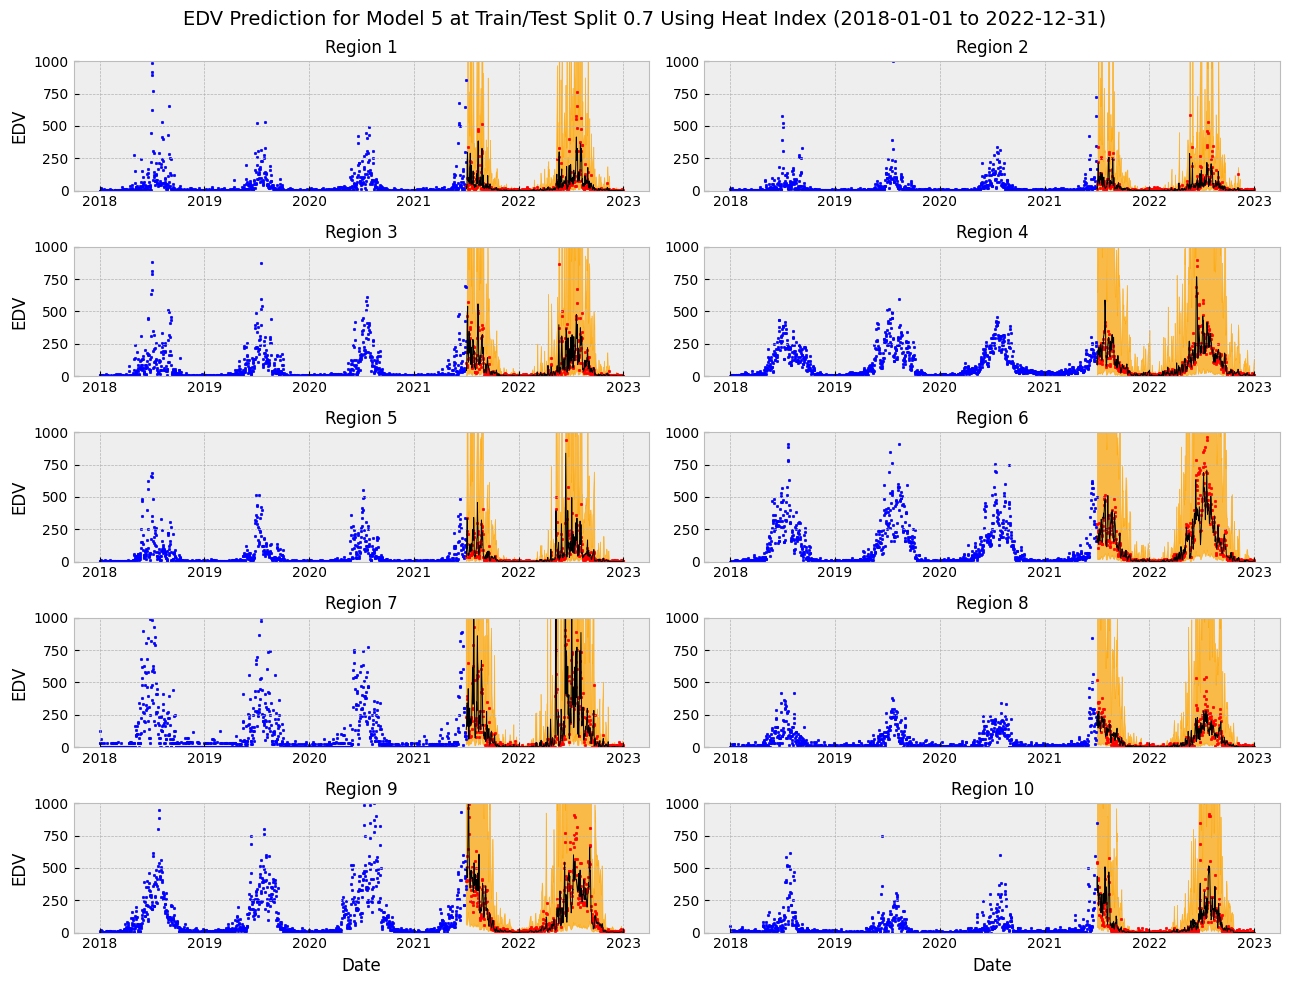
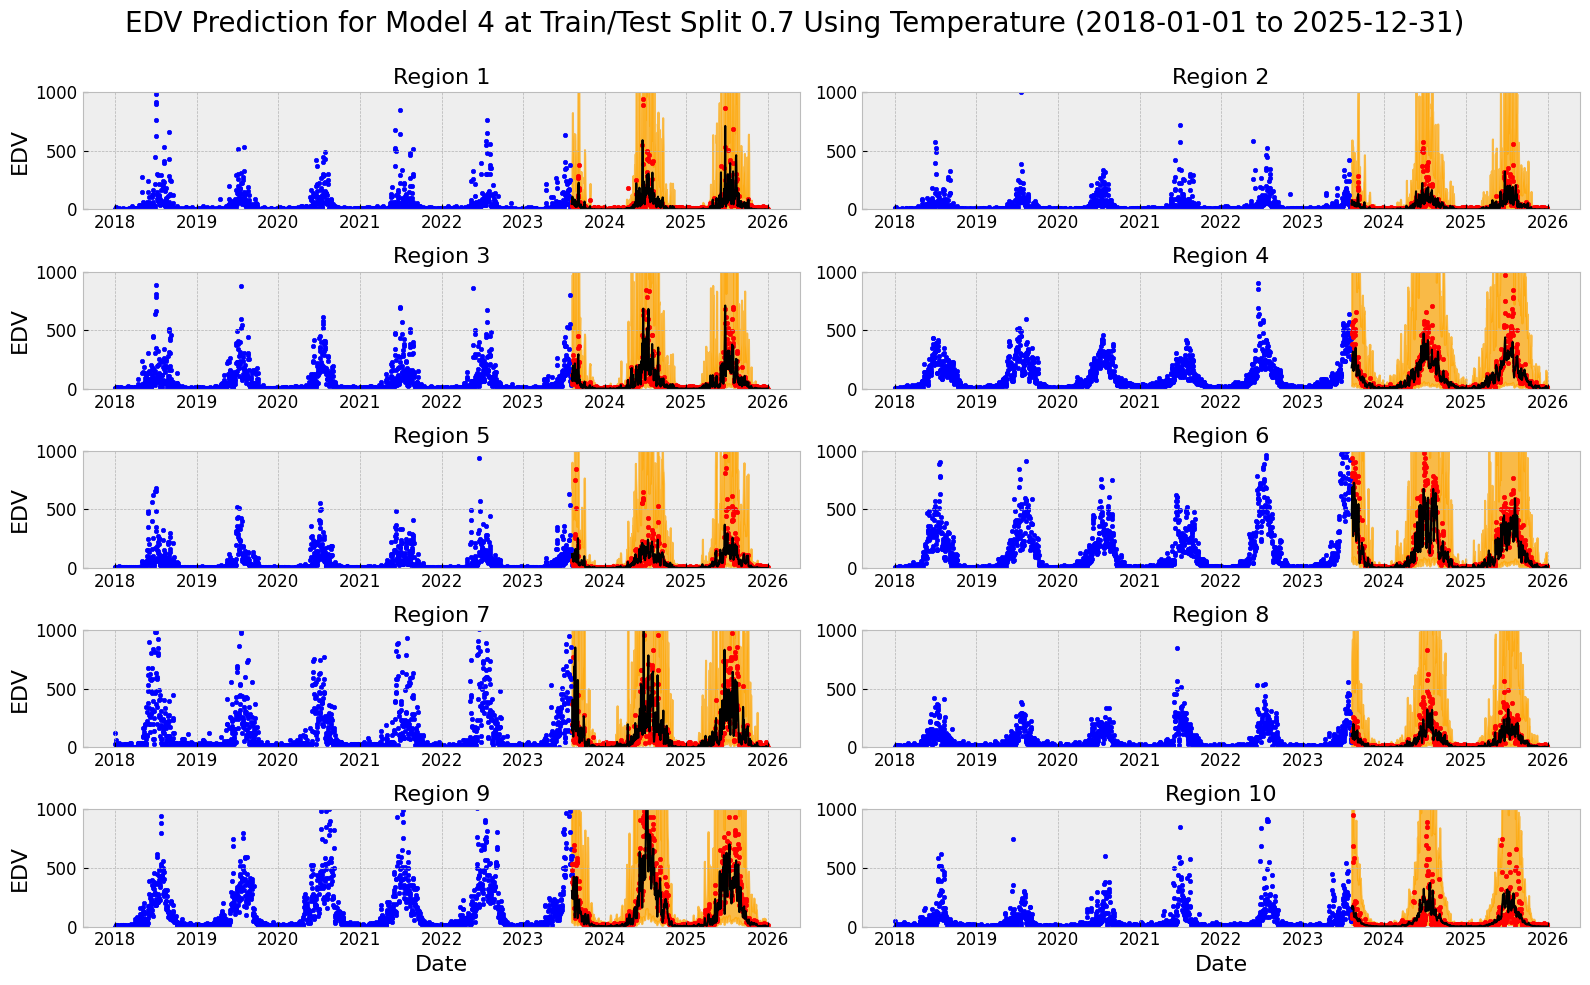
The change to this notebook cell's code, shown as a diff; its figure went from the first image to the second:
--- before
+++ after
@@ -1,7 +1,8 @@
 plt.style.use('bmh')
-fig, axs = plt.subplots(5, 2, figsize = (13, 10))
+fig, axs = plt.subplots(5, 2, figsize = (16, 10))
 
 covariate_for_title = "Temperature" if COVARIATE == "temp" else "Heat Index"
-fig.suptitle(f"EDV Prediction for Model {FORMULA_NUM} at Train/Test Split {SPLIT} Using {covariate_for_title} ({START_DATE} to {END_DATE})", fontsize = 14)
+fig.suptitle(f"EDV Prediction for Model {FORMULA_NUM} at Train/Test Split {SPLIT} Using {covariate_for_title} ({START_DATE} to {END_DATE})", fontsize = 20)
+
 
 for region in range(1, 11):
@@ -16,18 +17,23 @@
     ax = axs[row, col]
     
-    ax.fill_between(x = test.index, y1 = test["low"], y2 = test["high"], color = "orange", alpha = 0.7, lw = 0.5)
-    ax.scatter(x = train.index, y = train["ed.visits"], c = "blue", s = 3)
-    ax.scatter(x = test.index, y = test["ed.visits"], c = "red", s = 3)
-    ax.plot(test.index, test["pred2"], c = "black", lw = 0.7)
+    ax.fill_between(x = test.index, y1 = test["low"], y2 = test["high"], color = "orange", alpha = 0.7, lw = 1.5)
+    ax.scatter(x = train.index, y = train["ed.visits"], c = "blue", s = 10)
+    ax.scatter(x = test.index, y = test["ed.visits"], c = "red", s = 10)
+    ax.plot(test.index, test["pred2"], c = "black", lw = 1.5)
 
     ax.set_ylim(0, 1000)
     ax.set_xticks(x_tick_ts, x_tick_years)
-    ax.set_title(f"Region {region}", fontsize = 12)
+    ax.tick_params(axis='both', labelsize = 12)
+    ax.set_title(f"Region {region}", fontsize = 16)
     if row == 4:
-        ax.set_xlabel("Date")
+        ax.set_xlabel("Date", fontsize = 16)
+    # else:
+    #     ax.set_xticklabels([])
     if col == 0:
-        ax.set_ylabel("EDV")
+        ax.set_ylabel("EDV", fontsize = 16)
+    # else:
+    #     ax.set_yticklabels([])
 
 
-fig.tight_layout()
+plt.tight_layout(rect=[0, 0, 1, 0.98]) 
 fig.savefig(PLOT_OUTPUT_FILE, dpi = 300)

Commit: improved figures